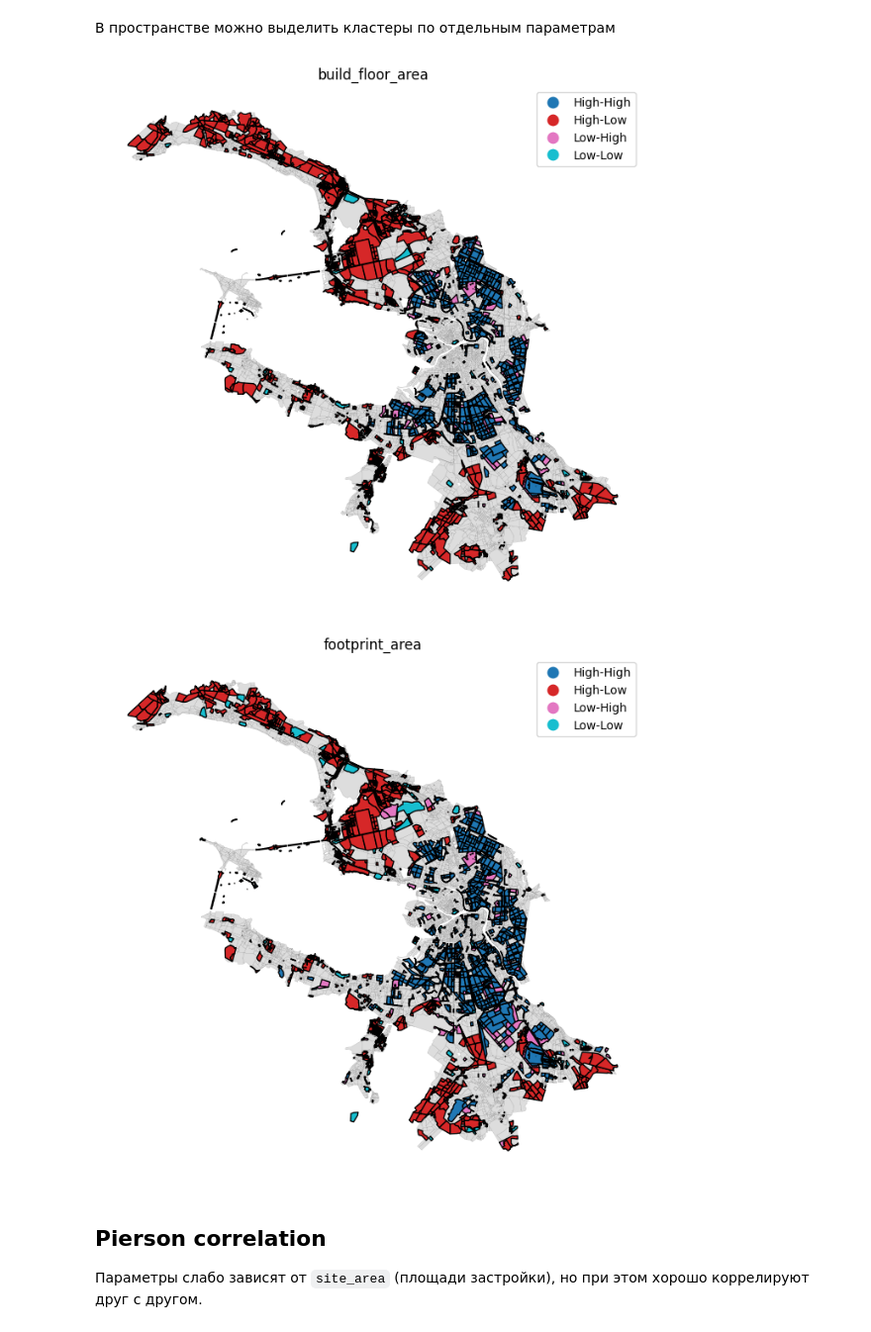
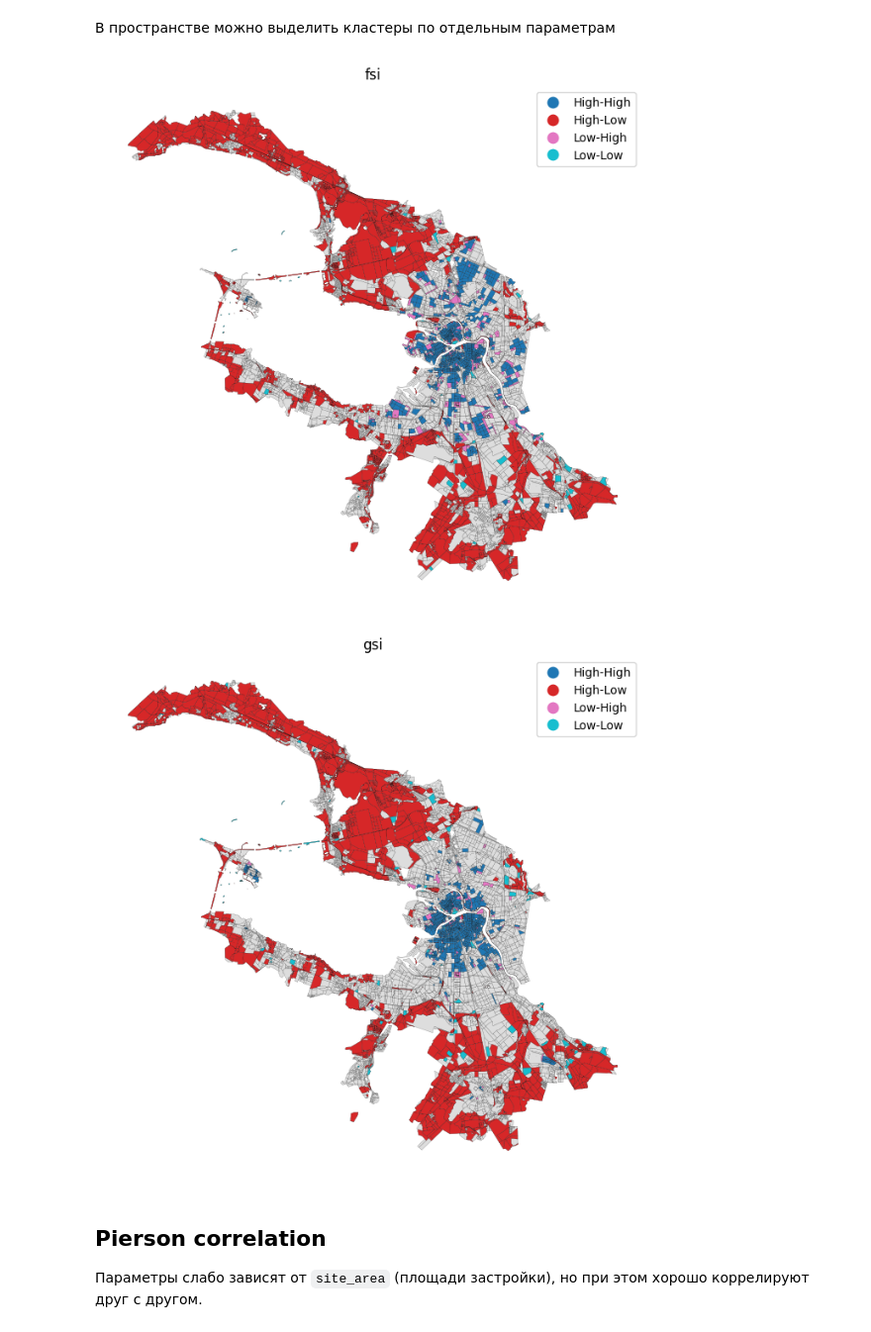
Before and after one commit to vasilstar97/sm-imputation, a Jupyter notebook: examples/analysis.ipynb, the cells around one changed output. Shown at 99% size. Drawn from its saved outputs; the diff is of its cells as text; code cells hidden in the pictures.

```diff
--- a/examples/analysis.ipynb
+++ b/examples/analysis.ipynb
@@ -19,2 +8,4 @@ blocks_gdf.describe()
 # %%
-FEATURES = ['build_floor_area', 'footprint_area']
+FEATURES = ['fsi', 'gsi']
+blocks_gdf['fsi'] = blocks_gdf['build_floor_area'] / blocks_gdf['site_area']
+blocks_gdf['gsi'] = blocks_gdf['footprint_area'] / blocks_gdf['site_area']
@@ -135,13 +138,13 @@ results_df
 В пространстве можно выделить кластеры по отдельным параметрам
 # %%
 for feature in FEATURES:
-    ax = gdf.plot(color='#ddd', figsize=(10,8), linewidth=0.05, edgecolor='black')
-    gdf.plot(f'{feature}_cluster', ax=ax, figsize=(10,8), legend=True, linewidth=1, edgecolor='black')
+    ax = gdf.plot(color='#ddd', figsize=(10,8), linewidth=0.1, edgecolor='black')
+    gdf.plot(f'{feature}_cluster', ax=ax, figsize=(10,8), legend=True, linewidth=0.1, edgecolor='black')
     ax.set_axis_off()
     ax.set_title(feature)
 # %% [output]
-[figure, old version]
+[figure, new version]
-[figure, old version]
+[figure, new version]
 # %% [markdown]
 ## Pierson correlation
 
```
Also changed, not shown: parts of 5 cells of this notebook, 8 other files.
